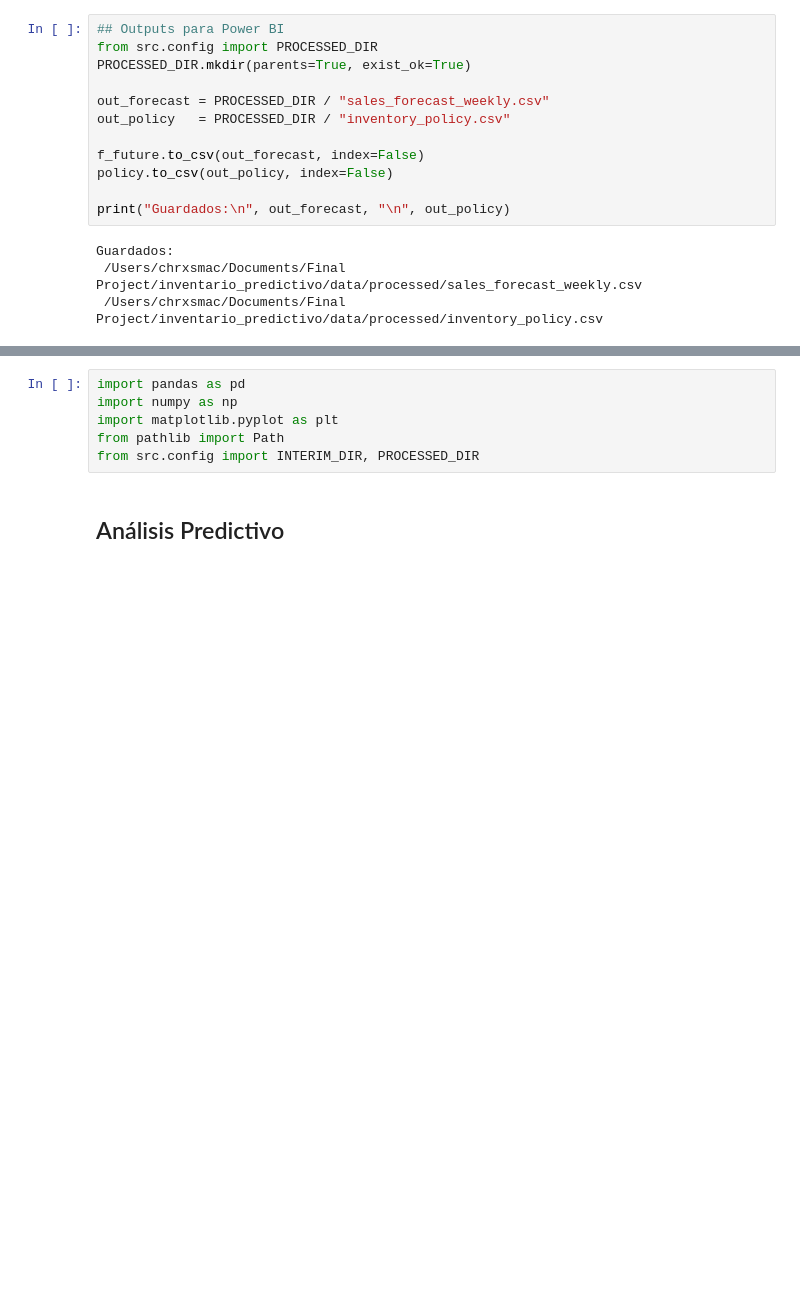
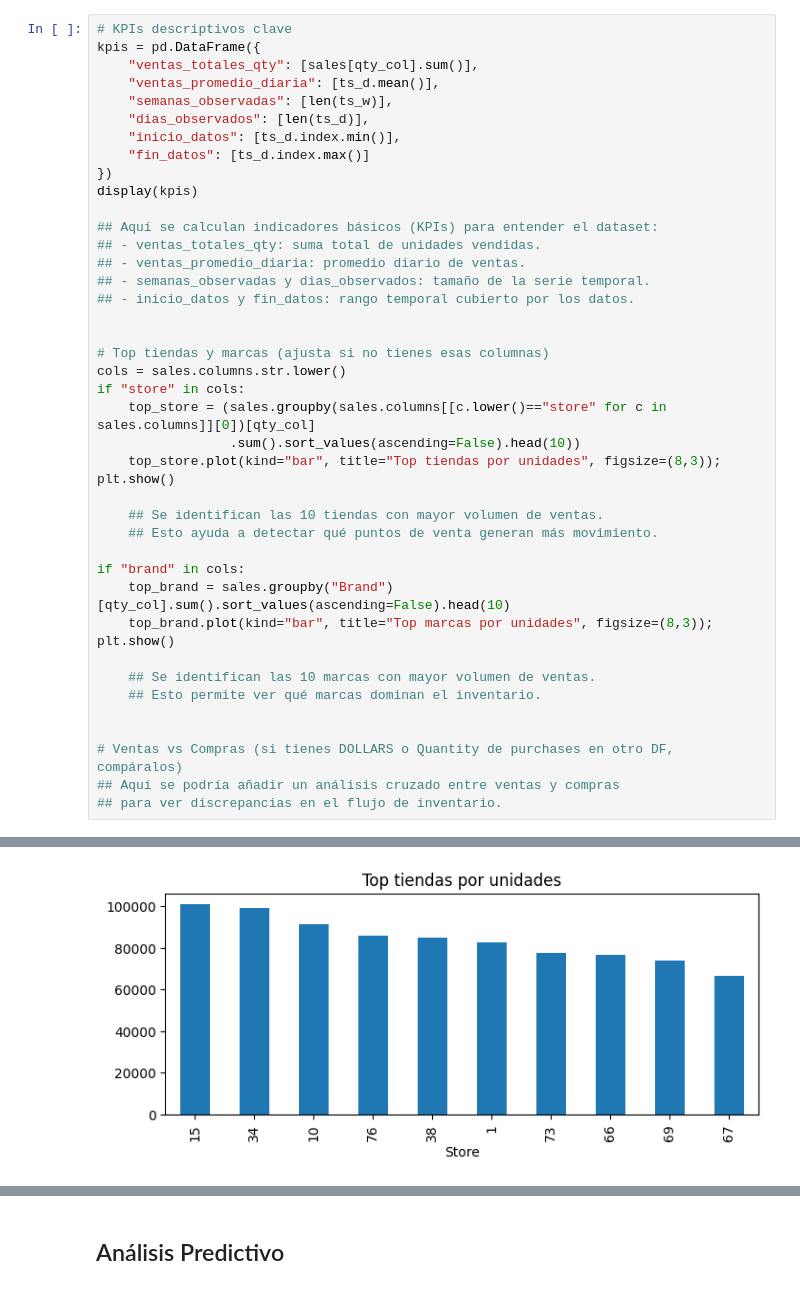
Before and after one commit to sebasarangot96/inventario_predictivo, a Jupyter notebook: notebooks/02_forecast.ipynb, the cells around one changed output, grey strips where cells are left out. Saved outputs shown, nothing was run; the diff lists cells and outputs as text; blank space fills up the shorter version.

```diff
--- a/notebooks/02_forecast.ipynb
+++ b/notebooks/02_forecast.ipynb
@@ -192,16 +138,41 @@ policy
 # %%
-## Outputs para Power BI
-from src.config import PROCESSED_DIR
-PROCESSED_DIR.mkdir(parents=True, exist_ok=True)
+# KPIs descriptivos clave
+kpis = pd.DataFrame({
+    "ventas_totales_qty": [sales[qty_col].sum()],
+    "ventas_promedio_diaria": [ts_d.mean()],
+    "semanas_observadas": [len(ts_w)],
+    "dias_observados": [len(ts_d)],
+    "inicio_datos": [ts_d.index.min()],
+    "fin_datos": [ts_d.index.max()]
+})
+display(kpis)
 
-out_forecast = PROCESSED_DIR / "sales_forecast_weekly.csv"
-out_policy   = PROCESSED_DIR / "inventory_policy.csv"
+## Aquí se calculan indicadores básicos (KPIs) para entender el dataset:
+## - ventas_totales_qty: suma total de unidades vendidas.
+## - ventas_promedio_diaria: promedio diario de ventas.
+## - semanas_observadas y dias_observados: tamaño de la serie temporal.
+## - inicio_datos y fin_datos: rango temporal cubierto por los datos.
 
-f_future.to_csv(out_forecast, index=False)
-policy.to_csv(out_policy, index=False)
 
-print("Guardados:\n", out_forecast, "\n", out_policy)
+# Top tiendas y marcas (ajusta si no tienes esas columnas)
+cols = sales.columns.str.lower()
+if "store" in cols:
+    top_store = (sales.groupby(sales.columns[[c.lower()=="store" for c in sales.columns]][0])[qty_col]
+                 .sum().sort_values(ascending=False).head(10))
+    top_store.plot(kind="bar", title="Top tiendas por unidades", figsize=(8,3)); plt.show()
+
+    ## Se identifican las 10 tiendas con mayor volumen de ventas.
+    ## Esto ayuda a detectar qué puntos de venta generan más movimiento.
+
+if "brand" in cols:
+    top_brand = sales.groupby("Brand")[qty_col].sum().sort_values(ascending=False).head(10)
+    top_brand.plot(kind="bar", title="Top marcas por unidades", figsize=(8,3)); plt.show()
+
+    ## Se identifican las 10 marcas con mayor volumen de ventas.
+    ## Esto permite ver qué marcas dominan el inventario.
+
+
+# Ventas vs Compras (si tienes DOLLARS o Quantity de purchases en otro DF, compáralos)
+## Aquí se podría añadir un análisis cruzado entre ventas y compras
+## para ver discrepancias en el flujo de inventario.
 # %% [output]
-Guardados:
- /Users/chrxsmac/Documents/Final Project/inventario_predictivo/data/processed/sales_forecast_weekly.csv
- /Users/chrxsmac/Documents/Final Project/inventario_predictivo/data/processed/inventory_policy.csv
@@ -207,0 +181 @@ Guardados:
+[figure, added]
@@ -208,9 +183,3 @@ Guardados:
-# %%
-import pandas as pd
-import numpy as np
-import matplotlib.pyplot as plt
-from pathlib import Path
-from src.config import INTERIM_DIR, PROCESSED_DIR
 # %% [markdown]
 ## Análisis Predictivo
 # %%
```
Also changed, not shown: parts of 19 cells of this notebook, 1 other file.
